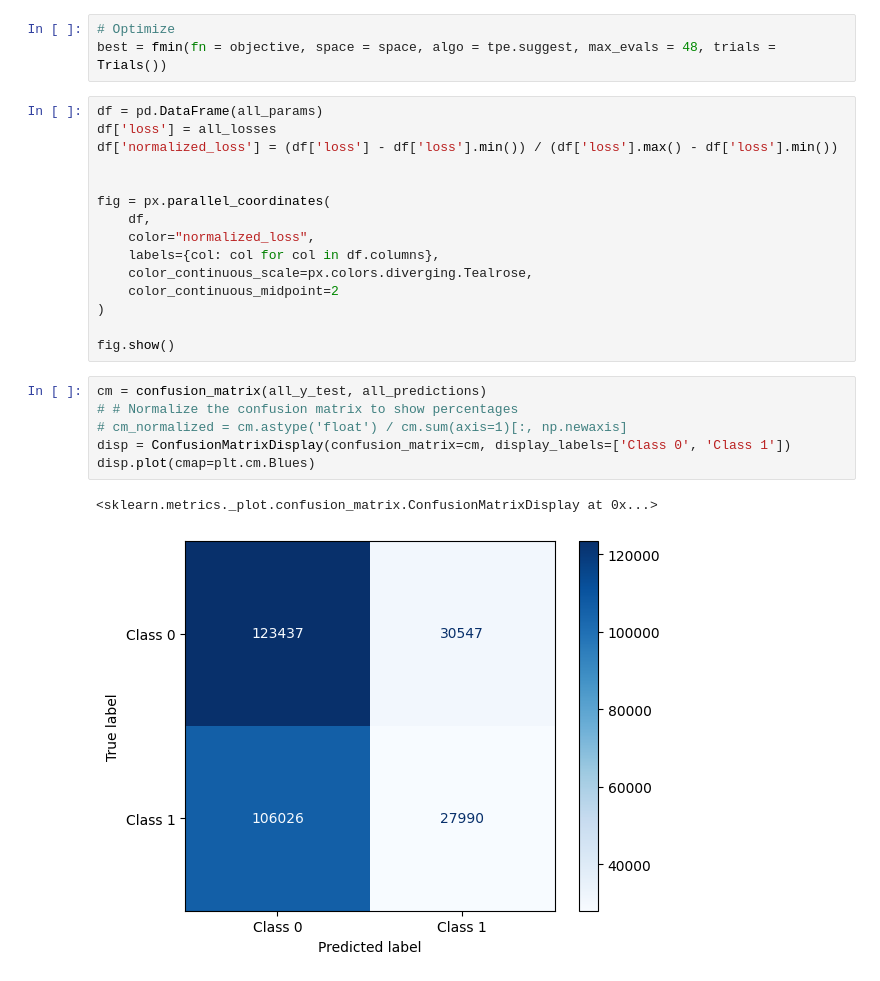
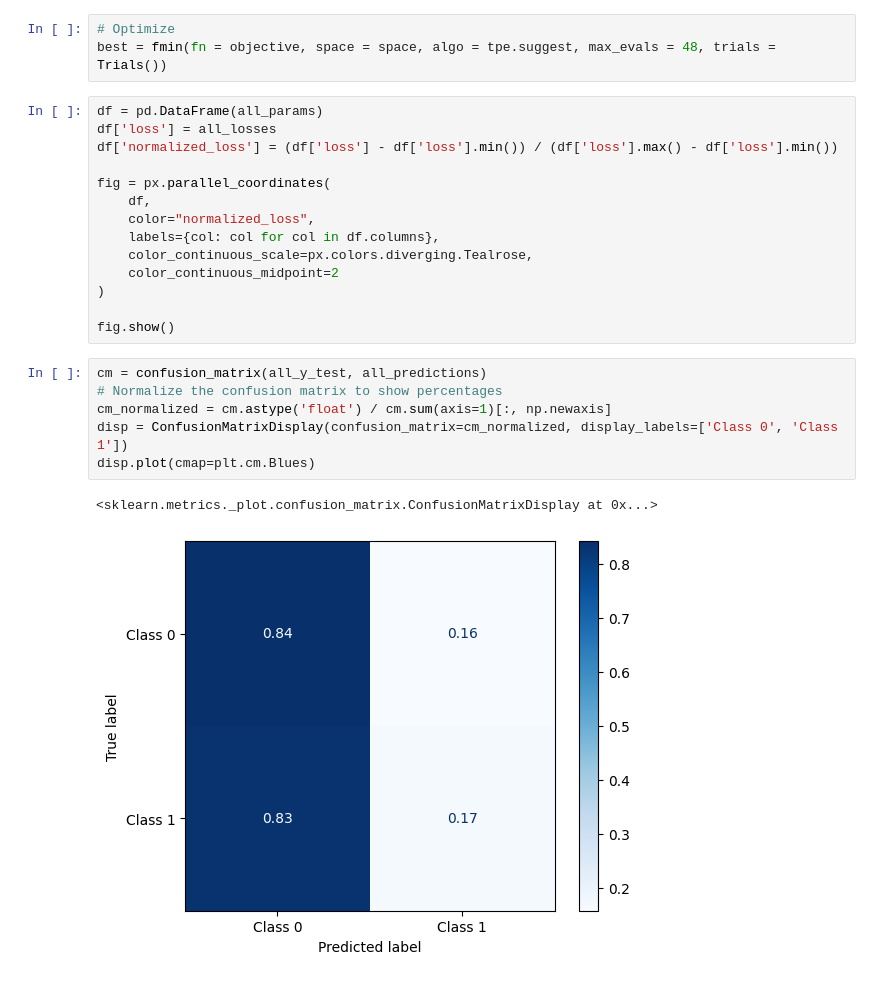
Before and after one commit to lausbelphegor/ml, a Jupyter notebook: Scripts/xgb_predictor.ipynb, the cells around one changed output. Drawn from its saved outputs; the diff is of its cells as text.

```diff
--- a/Scripts/xgb_predictor.ipynb
+++ b/Scripts/xgb_predictor.ipynb
@@ -176,7 +151,6 @@ best = fmin(fn = objective, space = space, algo = tpe.suggest, max_evals = 48, t
 df = pd.DataFrame(all_params)
 df['loss'] = all_losses
 df['normalized_loss'] = (df['loss'] - df['loss'].min()) / (df['loss'].max() - df['loss'].min())
-
 
 fig = px.parallel_coordinates(
     df,
@@ -189,10 +163,10 @@ fig = px.parallel_coordinates(
 fig.show()
 # %%
 cm = confusion_matrix(all_y_test, all_predictions)
-# # Normalize the confusion matrix to show percentages
-# cm_normalized = cm.astype('float') / cm.sum(axis=1)[:, np.newaxis]
-disp = ConfusionMatrixDisplay(confusion_matrix=cm, display_labels=['Class 0', 'Class 1'])
+# Normalize the confusion matrix to show percentages
+cm_normalized = cm.astype('float') / cm.sum(axis=1)[:, np.newaxis]
+disp = ConfusionMatrixDisplay(confusion_matrix=cm_normalized, display_labels=['Class 0', 'Class 1'])
 disp.plot(cmap=plt.cm.Blues)
 # %% [output]
 <sklearn.metrics._plot.confusion_matrix.ConfusionMatrixDisplay at 0x...>
-[figure, old version]
+[figure, new version]
```
Also changed, not shown: parts of 5 cells of this notebook.
